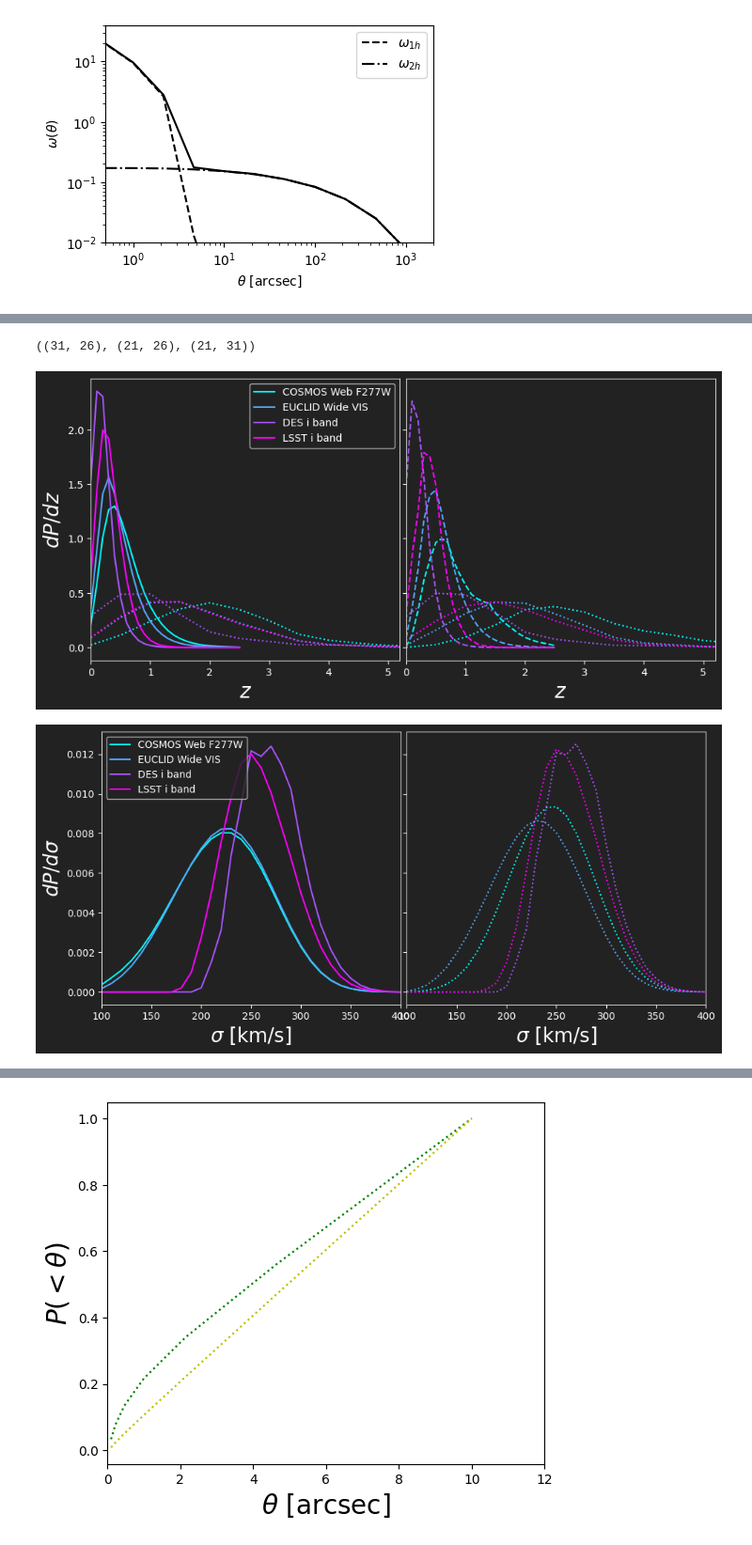
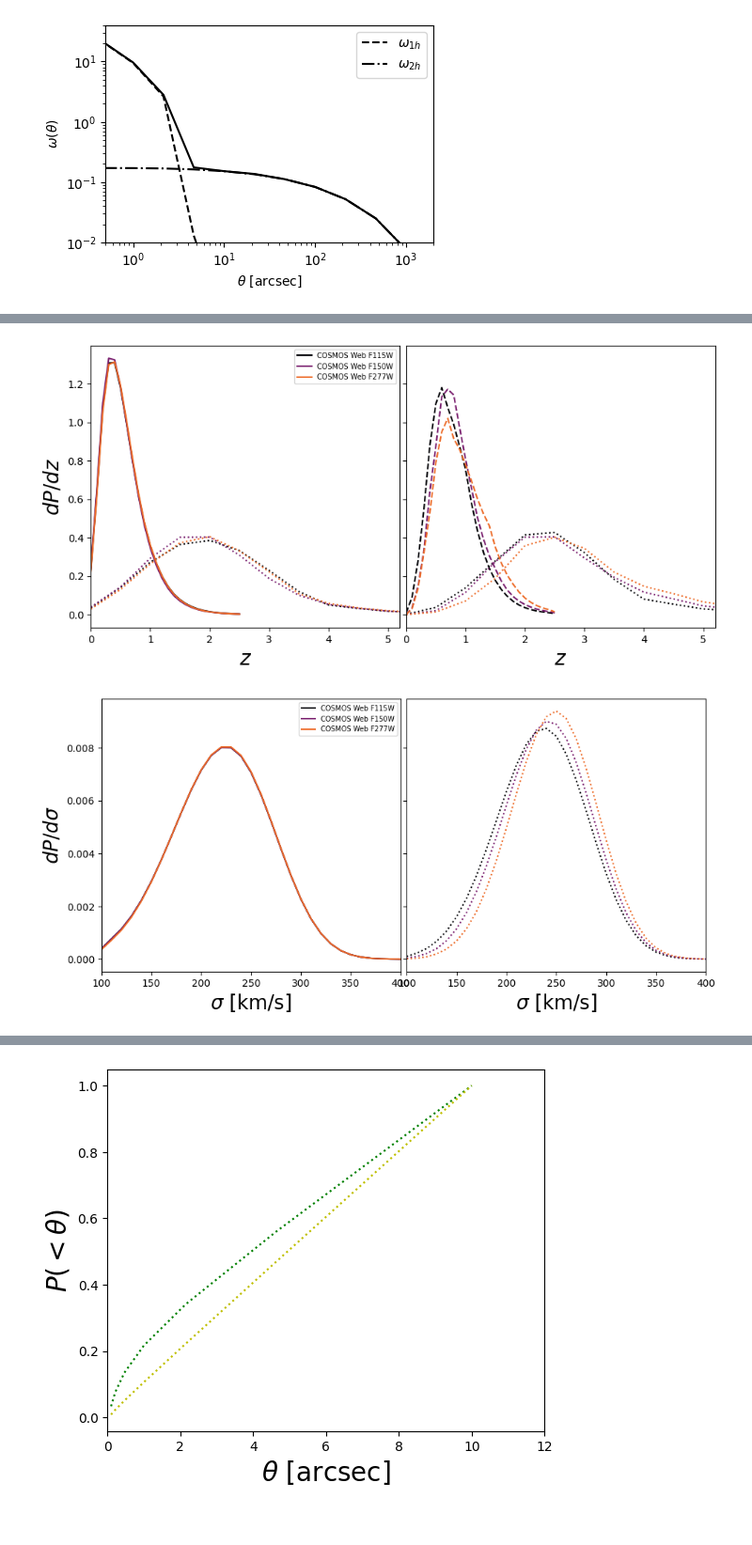
Before and after one commit to Ferr013/GALESS, a Jupyter notebook: examples/basic_example.ipynb, the cells around one changed output, grey strips where cells are left out. Shown: that part at 94% size. Saved outputs shown, nothing was run; the diff lists cells and outputs as text; code cells hidden in the pictures.

Commit message:
adjusted plots and added JADES param

```diff
--- a/examples/basic_example.ipynb
+++ b/examples/basic_example.ipynb
@@ -135,18 +135,18 @@ zl_array    = np.linspace(0.  , 2.5 , 26)
 zs_array    = np.linspace(0.  , 10  , 21)
 min_SNR     = 20
 arc_mu_thr  = 3
-
+#'JADES Deep F115W', 'JADES Deep F150W', 'JADES Deep F277W',
 surveys_titles = [
-     'COSMOS Web F115W','COSMOS Web F150W', 'COSMOS Web F277W',
-     'PEARLS NEP F277W',
+     'COSMOS Web F115W', 'COSMOS Web F150W', 'COSMOS Web F277W',
+     'PEARLS NEP F115W', 'PEARLS NEP F150W', 'PEARLS NEP F277W',
      'COSMOS HST i band',
+     'DES i band',
+     'SUBARU HSC SuGOHI i band',
      'EUCLID Wide VIS',
      'Roman HLWA J',
-     'DES i band',
-     'LSST i band',
-     'SUBARU HSC SuGOHI i band',]
+     'LSST i band',]
 
-for title in ['COSMOS Web F277W']:#surveys_titles:
+for title in ['COSMOS Web F115W']:#surveys_titles:
      survey_params = utils.read_survey_params(title, VERBOSE = 0)
 
      limit    = survey_params['limit']
@@ -192,16 +192,12 @@ for title in ['COSMOS Web F277W']:#surveys_titles:
-# %%
-np.sum(matrix_noLL, axis=0).shape, np.sum(matrix_noLL, axis=1).shape, np.sum(matrix_noLL, axis=2).shape
-# %% [output]
-((31, 26), (21, 26), (21, 31))
 # %%
-surveys_selection = ['COSMOS Web F277W', 'EUCLID Wide VIS', 'DES i band', 'LSST i band']
-#surveys_selection = ['COSMOS Web F115W', 'COSMOS Web F277W']
+#surveys_selection = ['COSMOS Web F277W', 'EUCLID Wide VIS', 'DES i band', 'LSST i band']
+surveys_selection = ['COSMOS Web F115W', 'COSMOS Web F150W', 'COSMOS Web F277W']
 #surveys_selection = surveys_titles
-lens_plot.compare_z_distributions_surveys(surveys_selection, sigma_array, zl_array, zs_array)
-lens_plot.compare_sigma_distributions_surveys(surveys_selection, sigma_array, zl_array, zs_array)
+lens_plot.compare_z_distributions_surveys(surveys_selection, sigma_array, zl_array, zs_array, PLOT_FOR_KEYNOTE = 0)
+lens_plot.compare_sigma_distributions_surveys(surveys_selection, sigma_array, zl_array, zs_array, PLOT_FOR_KEYNOTE = 0)
 # %% [output]
-[figure, old version]
+[figure, new version]
-[figure, old version]
+[figure, new version]
 # %%
 utils.print_summary_surveys(surveys_titles)
 # %% [output]
```
Also changed, not shown: parts of 2 cells of this notebook, 12 other files.
